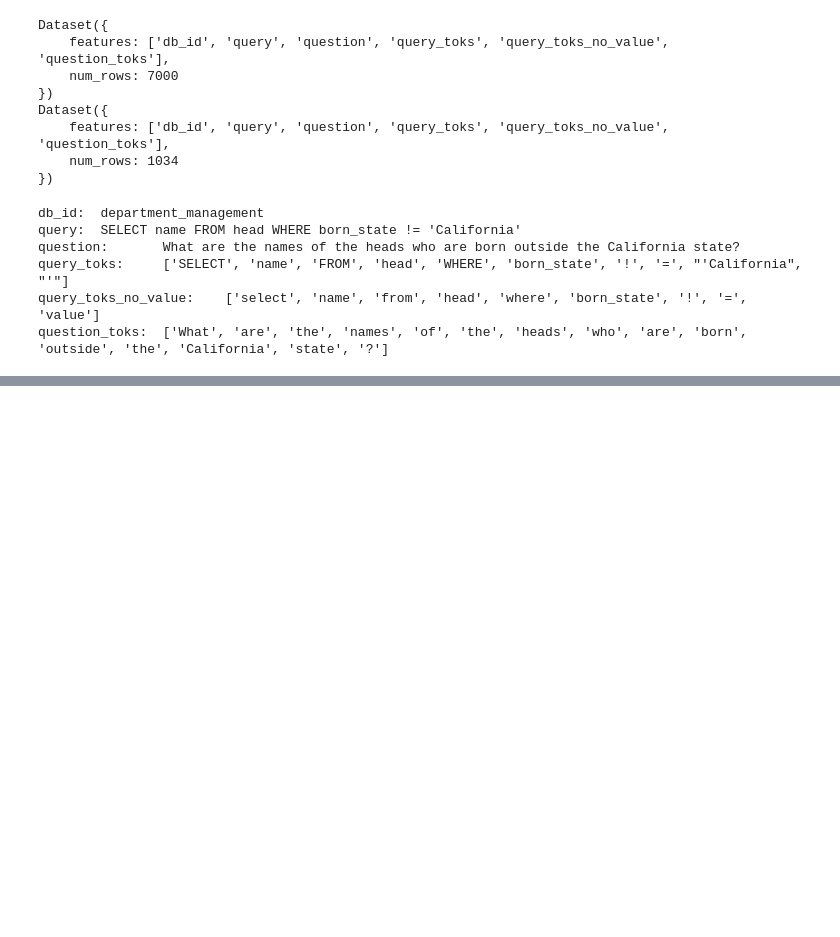
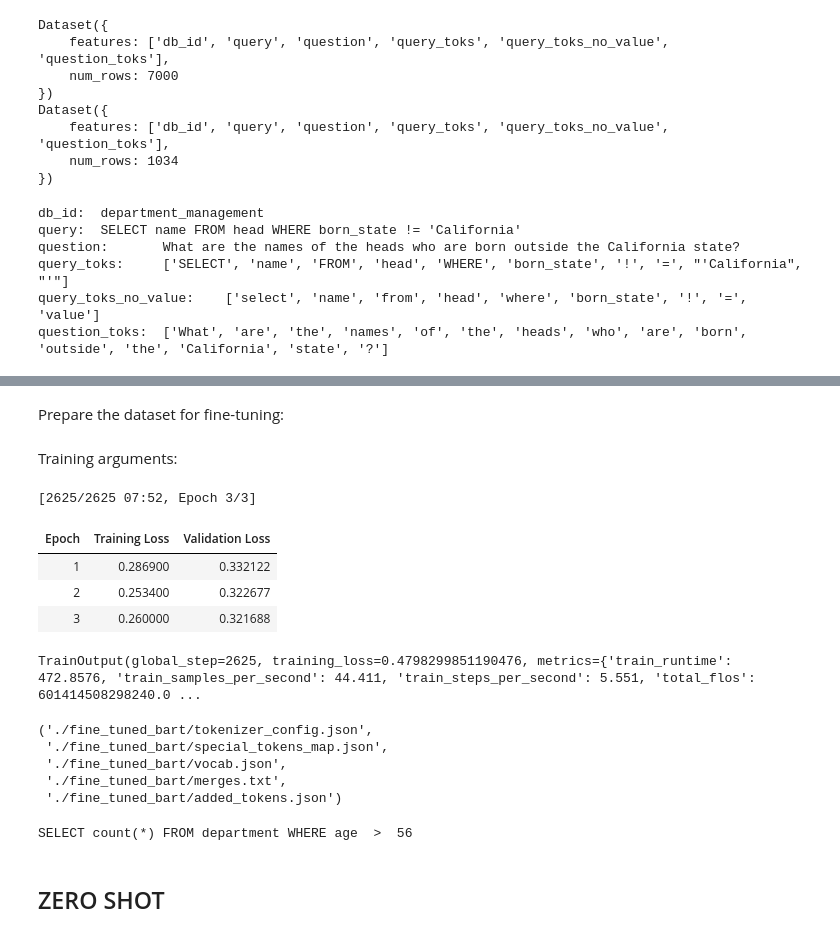
Before and after one commit to adam2305/Text2SQL, a Jupyter notebook: tests.ipynb, the cells around one changed output, grey strips where cells are left out. Saved outputs shown, nothing was run; the diff lists cells and outputs as text; code cells hidden in the pictures; blank space fills up the shorter version.

Commit message:
feat: testing prompt engineering methods on BART; +add simple finetuning pipeline

```diff
--- a/tests.ipynb
+++ b/tests.ipynb
@@ -135,0 +355,2 @@ Gold Answer: SELECT song_name ,  song_release_year FROM singer ORDER BY age LIMI
+# %% [markdown]
+Prepare the dataset for fine-tuning:
@@ -135,0 +373,77 @@ Gold Answer: SELECT song_name ,  song_release_year FROM singer ORDER BY age LIMI
+# %%
+def preproc(dataset):
+    inputs = dataset["input"]
+    targets = dataset["target"]
+    model_inputs = tokenizer(inputs, max_length=128, truncation=True, padding=True)
+
+    labels = tokenizer(targets, max_length=128, truncation=True, padding=True)
+
+    model_inputs["labels"] = labels["input_ids"]
+    return model_inputs
+
+tokenized_train_dataset = train_dataset.map(preproc, batched=True)
+tokenized_val_dataset = val_dataset.map(preproc, batched=True)
+# %% [markdown]
+Training arguments:
+# %%
+from transformers import TrainingArguments, Trainer
+
+ft_model = copy.deepcopy(model)
+
+training_args = TrainingArguments(
+    output_dir="./results",
+    eval_strategy="epoch",
+    learning_rate=5e-5,
+    per_device_train_batch_size=8,
+    per_device_eval_batch_size=8,
+    num_train_epochs=3,
+    weight_decay=0.01,
+    save_total_limit=2,
+    logging_dir="./logs",
+    logging_steps=200,
+    report_to="none",
+)
+
+trainer = Trainer(
+    model=ft_model,
+    args=training_args,
+    train_dataset=tokenized_train_dataset,
+    eval_dataset=tokenized_val_dataset,
+    processing_class=tokenizer,
+)
+# %%
+#training
+trainer.train()
+# %% [output]
+[2625/2625 07:52, Epoch 3/3]
+| Epoch | Training Loss | Validation Loss |
+| 1 | 0.286900 | 0.332122 |
+| 2 | 0.253400 | 0.322677 |
+| 3 | 0.260000 | 0.321688 |
+TrainOutput(global_step=2625, training_loss=0.4798299851190476, metrics={'train_runtime': 472.8576, 'train_samples_per_second': 44.411, 'train_steps_per_second': 5.551, 'total_flos': 601414508298240.0 ...
+# %%
+ft_model.save_pretrained("./fine_tuned_bart")
+tokenizer.save_pretrained("./fine_tuned_bart")
+# %% [output]
+('./fine_tuned_bart/tokenizer_config.json',
+ './fine_tuned_bart/special_tokens_map.json',
+ './fine_tuned_bart/vocab.json',
+ './fine_tuned_bart/merges.txt',
+ './fine_tuned_bart/added_tokens.json')
+# %%
+model_path = "./fine_tuned_bart"
+tokenizer = BartTokenizer.from_pretrained(model_path)
+model = BartForConditionalGeneration.from_pretrained(model_path)
+
+# Inference
+input_text = "How many heads of the departments are older than 56 ?"
+inputs = tokenizer(input_text, return_tensors="pt", max_length=128, truncation=True)
+outputs = model.generate(inputs["input_ids"], max_length=128, num_beams=4, early_stopping=True)
+
+# Decode and print the SQL query
+sql_query = tokenizer.decode(outputs[0], skip_special_tokens=True)
+print(sql_query)
+# %% [output]
+SELECT count(*) FROM department WHERE age  >  56
+# %% [markdown]
+## ZERO SHOT
```
Also changed, not shown: parts of 61 cells of this notebook, 4 other files.
